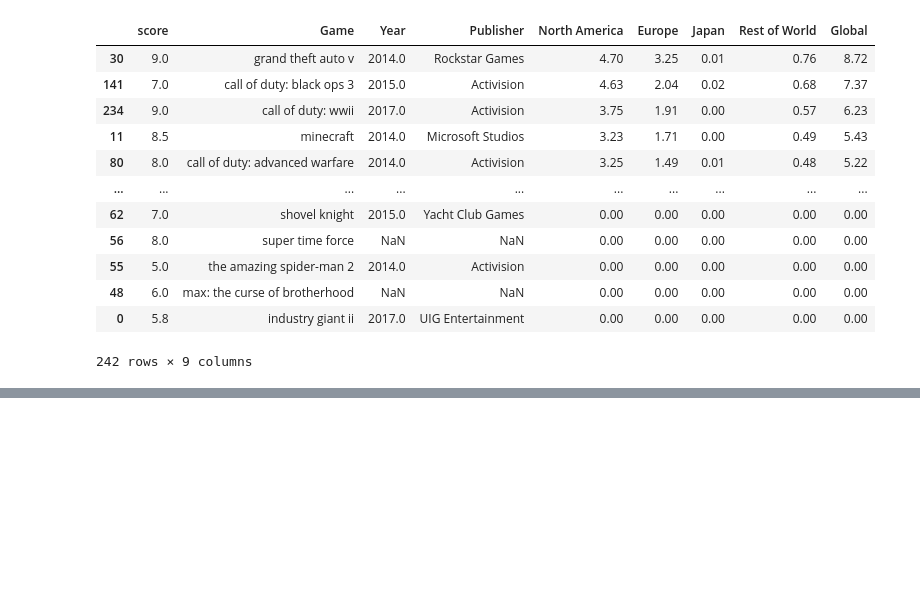
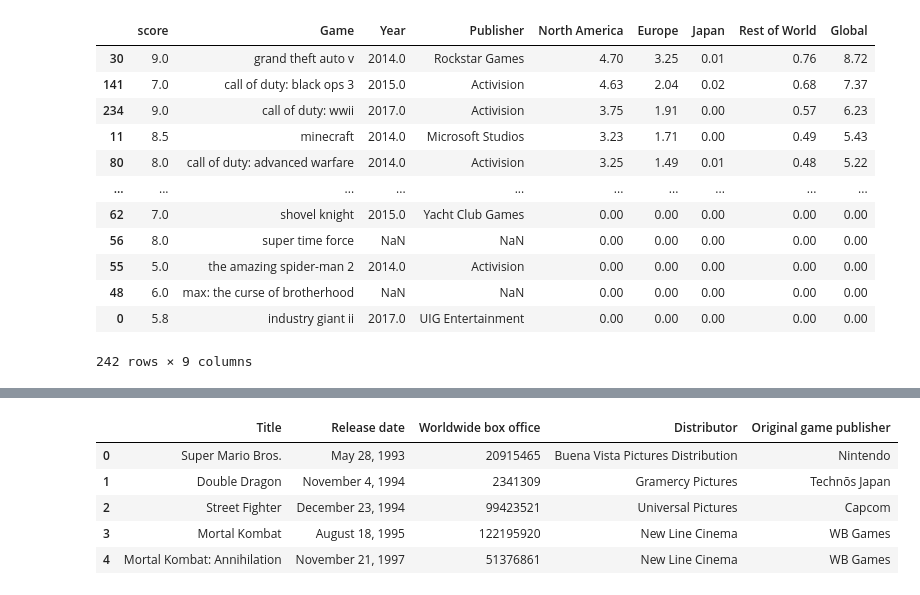
Before and after one commit to Ahila700/movie-project, a Jupyter notebook: data_cleaning_for_all_csv.ipynb, the cells around one changed output, grey strips where cells are left out. Saved outputs shown, nothing was run; the diff lists cells and outputs as text; code cells hidden in the pictures; blank space fills up the shorter version.

```diff
--- a/data_cleaning_for_all_csv.ipynb
+++ b/data_cleaning_for_all_csv.ipynb
@@ -5,6 +5,7 @@ import numpy as np
 df1 = pd.read_csv('metacritic_reviews.csv', index_col=0)
 df2 = pd.read_csv('game_sales.csv', index_col=0)
 df3 = pd.read_csv('gamespot_reviews.csv', index_col=0)
+df6 = pd.read_csv('box_office_video_game_movies.csv', index_col = 0)
 # %%
 df2 = df2.drop(columns = 'Genre')
 # %%
@@ -65,0 +110,9 @@ gamespot_w_sales.to_csv('gamespot_w_sales.csv')
+# %%
+df6.head()
+# %% [output]
+|  | Title | Release date | Worldwide box office | Distributor | Original game publisher |
+| 0 | Super Mario Bros. | May 28, 1993 | 20915465 | Buena Vista Pictures Distribution | Nintendo |
+| 1 | Double Dragon | November 4, 1994 | 2341309 | Gramercy Pictures | Technōs Japan |
+| 2 | Street Fighter | December 23, 1994 | 99423521 | Universal Pictures | Capcom |
+| 3 | Mortal Kombat | August 18, 1995 | 122195920 | New Line Cinema | WB Games |
+| 4 | Mortal Kombat: Annihilation | November 21, 1997 | 51376861 | New Line Cinema | WB Games |
```
Also changed, not shown: parts of 15 cells of this notebook, 4 other files.
